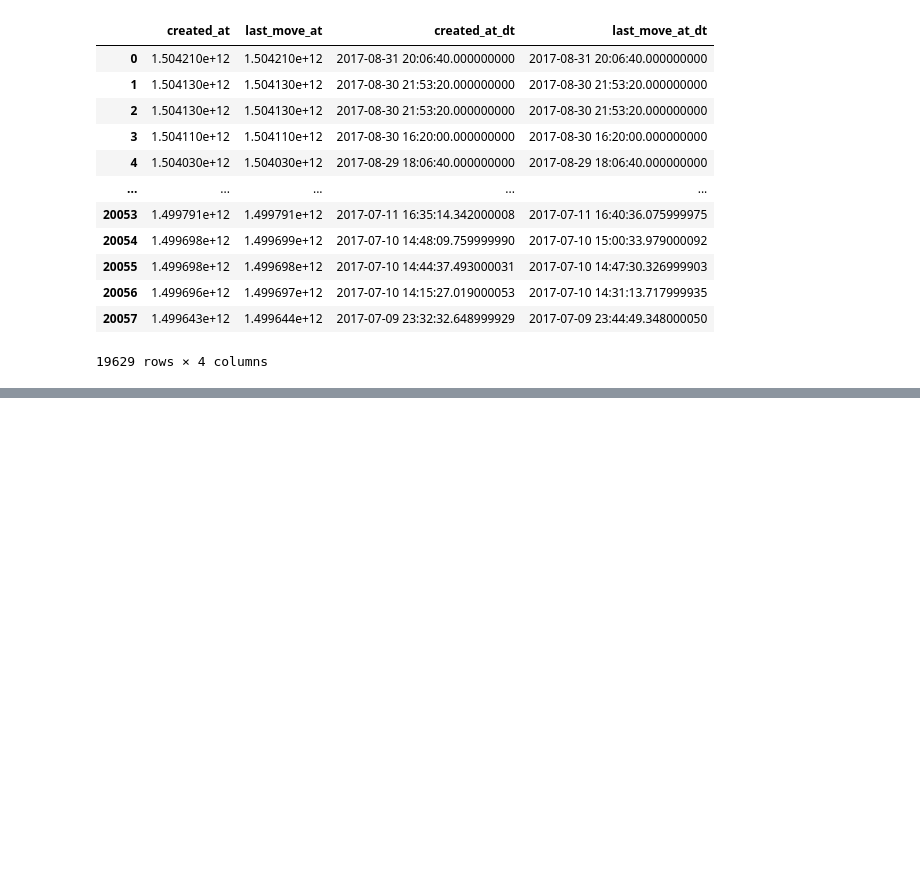
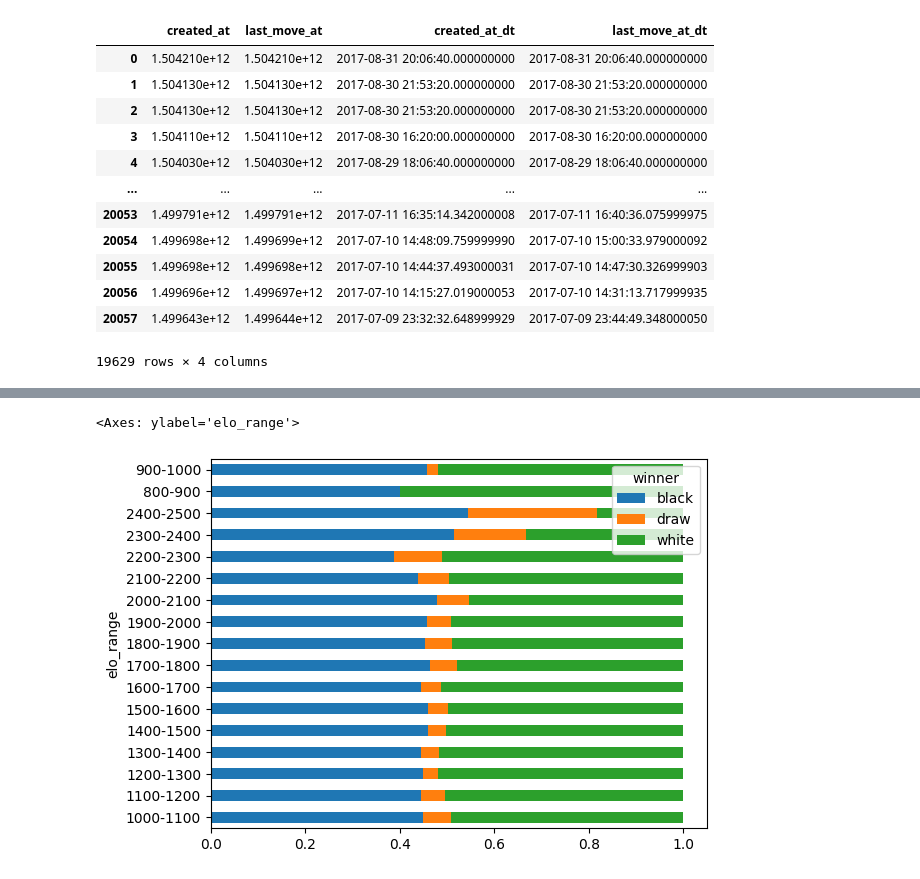
Before and after one commit to ly-daniel/Practice-Projects, a Jupyter notebook: Chess/analyze_chess_games.ipynb, the cells around one changed output, grey strips where cells are left out. Saved outputs shown, nothing was run; the diff lists cells and outputs as text; code cells hidden in the pictures; blank space fills up the shorter version.

```diff
--- a/Chess/analyze_chess_games.ipynb
+++ b/Chess/analyze_chess_games.ipynb
@@ -124,33 +111,0 @@ Error:
-# %%
-winner_counts = df['winner'].value_counts(normalize=True).reset_index()
-winner_counts.columns = ['winner', 'percentage']
-
-# Convert percentage to a more readable form (multiply by 100)
-winner_counts['percentage'] = winner_counts['percentage'] * 100
-
-# Set ggplot style
-plt.style.use('ggplot')
-
-# Custom light gray colors
-colors = ['#b0b0b0', '#808080', '#d3d3d3']  # light gray, gray, and light gray for draw
-
-# Create bar plot with custom colors
-fig, ax = plt.subplots(figsize=(8, 6))
-sns.barplot(x='winner', y='percentage', data=winner_counts, palette=colors)
-
-# Annotate bars with percentages
-for i, row in winner_counts.iterrows():
-    ax.text(i, row['percentage'] + 1, f"{row['percentage']:.1f}%", ha='center', va='bottom', fontsize=12, color='black')
-
-# Add labels and titles
-ax.set_title("Result of Games in percentage", fontsize=16)
-ax.set_xlabel("Colour of winner", fontsize=12)
-ax.set_ylabel("Share of wins", fontsize=12)
-
-# Adjust y-axis to percentage format
-ax.set_ylim(0, 60)
-ax.set_yticklabels([f"{int(y)}%" for y in ax.get_yticks()])
-
-# Show the plot
-plt.tight_layout()
-plt.show()
@@ -167,0 +186,3 @@ Error:
+# %%
+df_pivot = pd.crosstab(df['elo_range'], df['winner'], normalize='index')
+df_pivot
@@ -167,0 +209,5 @@ Error:
+# %%
+df_pivot.plot(kind = 'barh', stacked = True)
+# %% [output]
+<Axes: ylabel='elo_range'>
+[figure, added]
```
Also changed, not shown: parts of 14 cells of this notebook.
